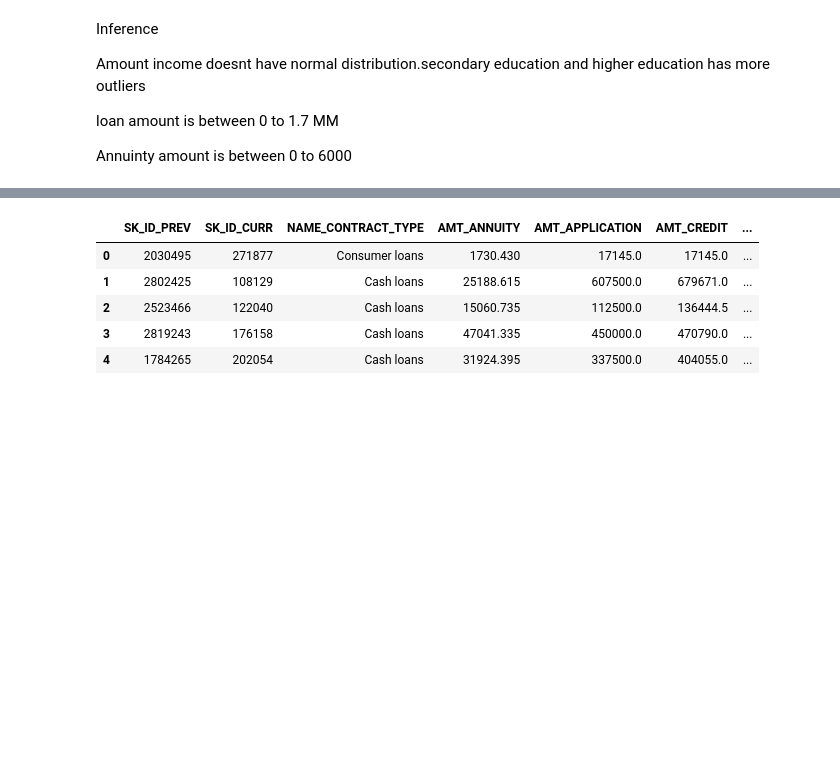
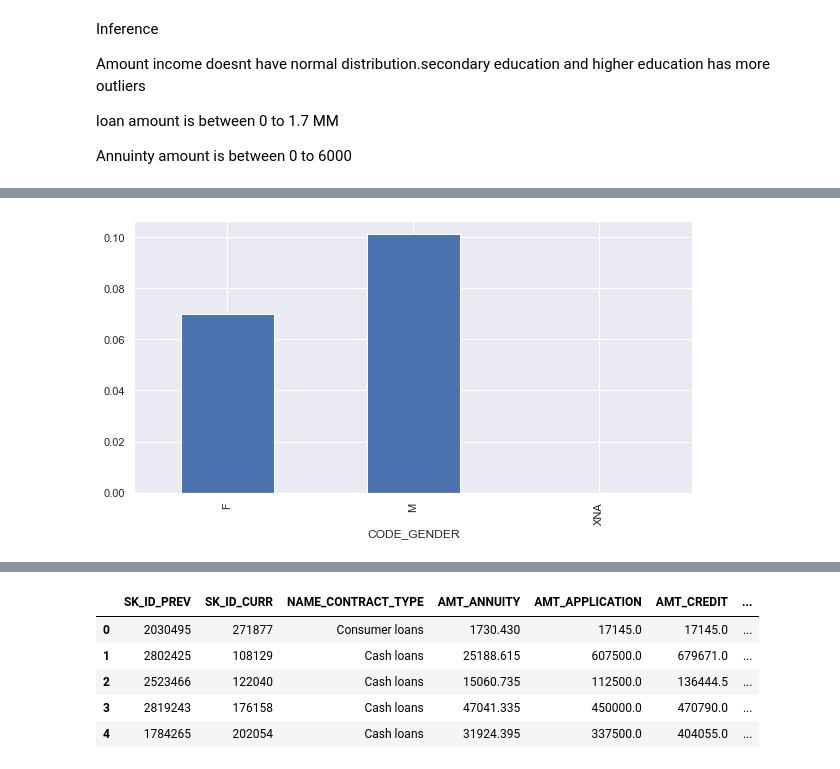
Before and after one commit to magaranth/pythoncasestudy, a Jupyter notebook: EDA Case Study.ipynb, the cells around one changed output, grey strips where cells are left out. Saved outputs shown, nothing was run; the diff lists cells and outputs as text; code cells hidden in the pictures; blank space fills up the shorter version.

```diff
--- a/EDA Case Study.ipynb
+++ b/EDA Case Study.ipynb
@@ -108,0 +116,5 @@ Annuinty amount is between 0 to 6000
+# %%
+df.groupby('CODE_GENDER')['TARGET'].mean().plot.bar()
+plt.show()
+# %% [output]
+[figure, added]
```
Also changed, not shown: parts of 10 cells of this notebook.
